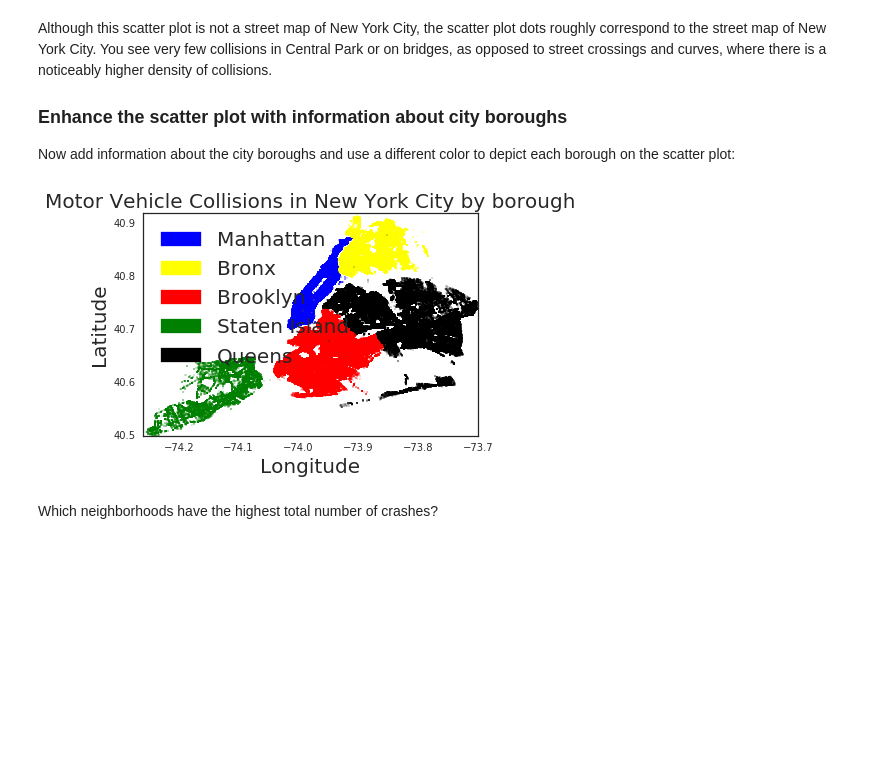
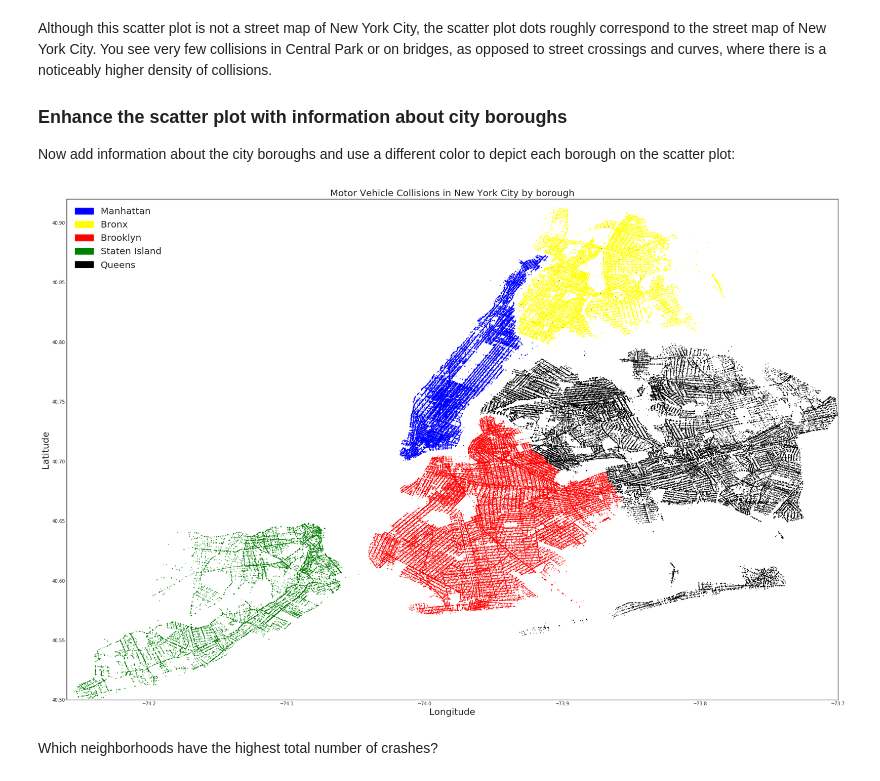
Before and after one commit to jameschan0803/watson-studio, a Jupyter notebook: Insights from New York car accident reports.ipynb, the cells around one changed output. Cells and saved outputs as stored; diff of their text form; code cells hidden in the pictures; blank space fills up the shorter version.

```diff
--- a/Insights from New York car accident reports.ipynb
+++ b/Insights from New York car accident reports.ipynb
@@ -42,25 +42,3 @@ To add the code to access the data file which is stored in Object Storage and se
 3. Run the cell.
 
 The credentials for accessing the CSV file are included in the generated code.
-# %%
-# Insert to code > SparkSession DataFrame
-# @hidden_cell
-import ibmos2spark
-
-# @hidden_cell
-credentials = {
-    'endpoint': 'https://s3-api.us-geo.objectstorage.service.networklayer.com',
-    'api_key': 'PaEZMz6VAcsFuQRJoj_HtX2WSI492ZqW1iMWukFbiVmR',
-    'service_id': 'iam-ServiceId-216da406-9768-46e7-a93a-daa0ac556b96',
-    'iam_service_endpoint': 'https://iam.bluemix.net/oidc/token'}
-
-configuration_name = 'os_de09cc8dd3634352b5b518d5911c65ad_configs'
-cos = ibmos2spark.CloudObjectStorage(sc, credentials, configuration_name, 'bluemix_cos')
-
-from pyspark.sql import SparkSession
-spark = SparkSession.builder.getOrCreate()
-collisions = spark.read\
-  .format('org.apache.spark.sql.execution.datasources.csv.CSVFileFormat')\
-  .option('header', 'true')\
-  .load(cos.url('NYPD_Motor_Vehicle_Collisions.csv', 'smartfctanalyzer-donotdelete-pr-ixapghkuou5iv8'))
-collisions.take(5)
@@ -175,39 +156,42 @@ Although this scatter plot is not a street map of New York City, the scatter plo
 
 Now add information about the city boroughs and use a different color to depict each borough on the scatter plot:
 # %%
+#adjust settings
+plt.figure(figsize=(30,20))
+
 manhattan = collisions_pd[collisions_pd['Borough']=='MANHATTAN']
 bronx = collisions_pd[collisions_pd['Borough']=='BRONX']
 brooklyn = collisions_pd[collisions_pd['Borough']=='BROOKLYN']
 staten = collisions_pd[collisions_pd['Borough']=='STATEN ISLAND']
 queens = collisions_pd[collisions_pd['Borough']=='QUEENS']
 
 
 #create scatterplots
 plt.scatter(manhattan.Longitude, manhattan.Latitude, s=1, color='blue', marker ='.')
 plt.scatter(bronx.Longitude, bronx.Latitude, s=1, color='yellow', marker ='.')
 plt.scatter(brooklyn.Longitude, brooklyn.Latitude, color='red', s=1, marker ='.')
 plt.scatter(staten.Longitude, staten.Latitude, s=1, color='green', marker ='.')
 plt.scatter(queens.Longitude, queens.Latitude, s=1, color='black', marker ='.')
 
 #create legend
 blue_patch = mpatches.Patch(label='Manhattan', color='blue')
 yellow_patch = mpatches.Patch(color='yellow', label='Bronx')
 red_patch = mpatches.Patch(color='red', label='Brooklyn')
 green_patch = mpatches.Patch(color='green', label='Staten Island')
 black_patch = mpatches.Patch(color='black', label='Queens')
 plt.legend([blue_patch, yellow_patch, red_patch, green_patch, black_patch],
            ('Manhattan', 'Bronx', 'Brooklyn', 'Staten Island', 'Queens'),
            loc='upper left', prop={'size':20})
 
 #adjust more settings
 plt.title('Motor Vehicle Collisions in New York City by borough', size=20)
 plt.xlim((-74.26,-73.7))
 plt.ylim((40.5,40.92))
 plt.xlabel('Longitude',size=20)
 plt.ylabel('Latitude',size=20)
 plt.show()
 # %% [output]
-[figure, old version]
+[figure, new version]
 # %% [markdown]
 Which neighborhoods have the highest total number of crashes?
 # %%
```
Also changed, not shown: parts of 5 cells of this notebook.
